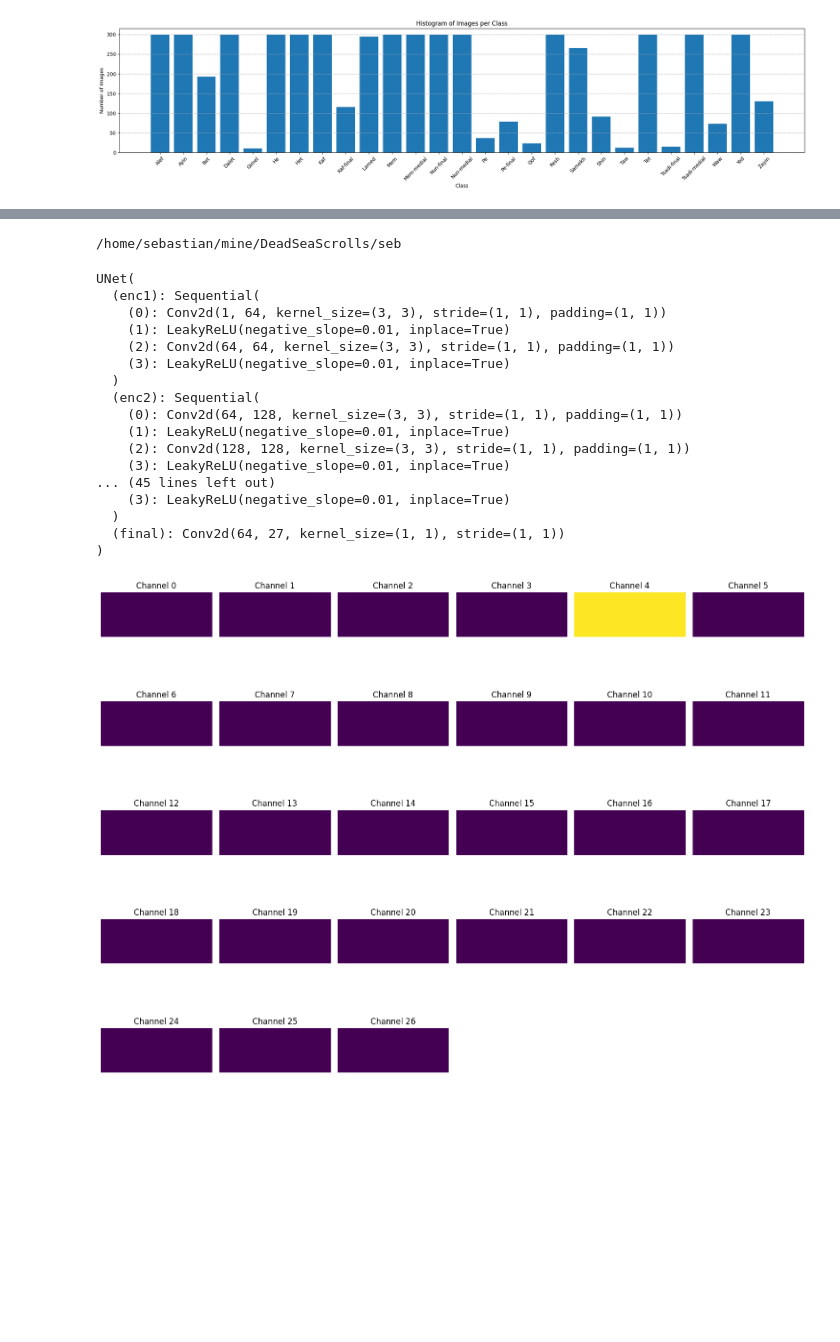
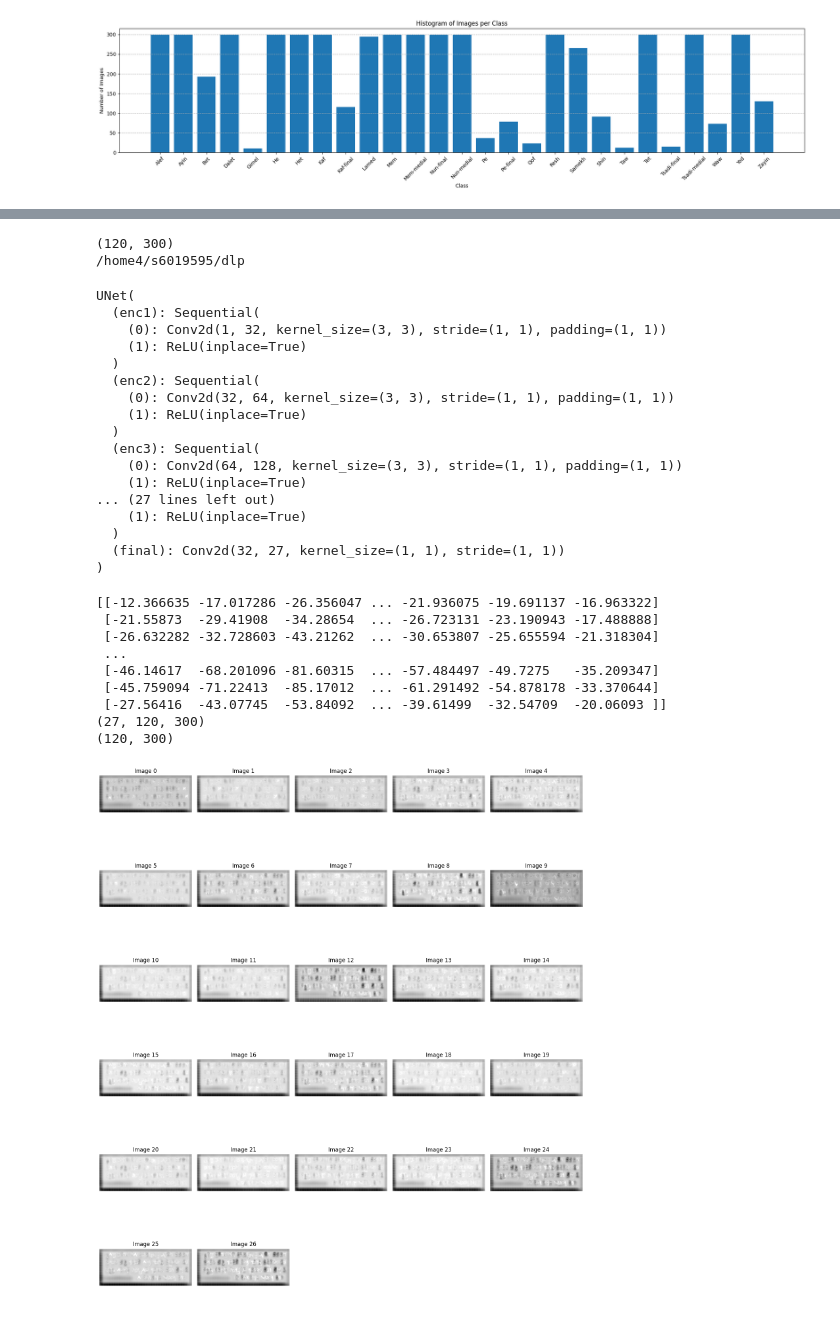
Before and after one commit to DeLnlyMthrLvr/DeadSeaScrolls, a Jupyter notebook: seb/playground.ipynb, the cells around one changed output, grey strips where cells are left out. Cells and saved outputs as stored; diff of their text form; code cells hidden in the pictures; blank space fills up the shorter version.

```diff
--- a/seb/playground.ipynb
+++ b/seb/playground.ipynb
@@ -34,5 +38,5 @@ plt.show()
 
 settings = SynthSettings(downscale_factor=0.3)
 generator = DataGenerator(settings=settings)
-tokens, masks, scrolls = generator.generate_ngram_scrolls(1)
+tokens, masks, scrolls = generator.generate_ngram_scrolls(200)
 # %%
@@ -55,29 +62,30 @@ plt.imshow(dmgd_scrolls[0], cmap="gray")
 # %%
-scrolls[0].shape
+print(scrolls[0].shape)
 import os
 print(os.getcwd())
 model = UNet(num_classes=27)
-model.load_state_dict(torch.load("checkpoints/unet_20250419_184954/best_model.pth"))
+model.load_state_dict(torch.load("checkpoints/unet_20250422_191317/best_model.pth"))
 model.to("cuda")
 model.eval()
 # %% [output]
-/home/sebastian/mine/DeadSeaScrolls/seb
+(120, 300)
+/home4/s6019595/dlp
 UNet(
   (enc1): Sequential(
-    (0): Conv2d(1, 64, kernel_size=(3, 3), stride=(1, 1), padding=(1, 1))
-    (1): LeakyReLU(negative_slope=0.01, inplace=True)
-    (2): Conv2d(64, 64, kernel_size=(3, 3), stride=(1, 1), padding=(1, 1))
-    (3): LeakyReLU(negative_slope=0.01, inplace=True)
+    (0): Conv2d(1, 32, kernel_size=(3, 3), stride=(1, 1), padding=(1, 1))
+    (1): ReLU(inplace=True)
   )
   (enc2): Sequential(
+    (0): Conv2d(32, 64, kernel_size=(3, 3), stride=(1, 1), padding=(1, 1))
+    (1): ReLU(inplace=True)
+  )
+  (enc3): Sequential(
     (0): Conv2d(64, 128, kernel_size=(3, 3), stride=(1, 1), padding=(1, 1))
-    (1): LeakyReLU(negative_slope=0.01, inplace=True)
-    (2): Conv2d(128, 128, kernel_size=(3, 3), stride=(1, 1), padding=(1, 1))
-    (3): LeakyReLU(negative_slope=0.01, inplace=True)
-... (45 lines left out)
-    (3): LeakyReLU(negative_slope=0.01, inplace=True)
+    (1): ReLU(inplace=True)
+... (27 lines left out)
+    (1): ReLU(inplace=True)
   )
-  (final): Conv2d(64, 27, kernel_size=(1, 1), stride=(1, 1))
+  (final): Conv2d(32, 27, kernel_size=(1, 1), stride=(1, 1))
 )
 # %%
 img = scrolls[0]  # This is a numpy array, shape: (H, W)
@@ -87,22 +94,36 @@ img_tensor = torch.tensor(img, dtype=torch.float32).unsqueeze(0).unsqueeze(0).to
 # %%
 with torch.no_grad():
     output = model(img_tensor)  # Shape: [1, 27, H, W]
     output_np = output.cpu().numpy()  # shape: (27, H, W)
 
-fig, axes = plt.subplots(5, 6, figsize=(15, 12))
-axes = axes.ravel()
+images = output_np[0]
+print(images[0])
+print(images.shape)
+print(images[0].shape)
 
-for i in range(27):
-    ax = axes[i]
-    ax.imshow(output_np[i], cmap='viridis')
-    ax.set_title(f"Channel {i}")
+n = 27
+cols = 5
+rows = (n + cols - 1) // cols  # ceil division
+
+fig, axes = plt.subplots(rows, cols, figsize=(15, rows * 3))
+
+for i in range(rows * cols):
+    ax = axes[i // cols, i % cols]
+    if i < n:
+        ax.imshow(images[i], cmap='gray')
+        ax.set_title(f"Image {i}")
     ax.axis('off')
-
-# Hide the last subplot if 5x6 = 30 and we have only 27
-for j in range(27, len(axes)):
-    axes[j].axis('off')
 
 plt.tight_layout()
 plt.show()
 # %% [output]
+[[-12.366635 -17.017286 -26.356047 ... -21.936075 -19.691137 -16.963322]
+ [-21.55873  -29.41908  -34.28654  ... -26.723131 -23.190943 -17.488888]
+ [-26.632282 -32.728603 -43.21262  ... -30.653807 -25.655594 -21.318304]
+ ...
+ [-46.14617  -68.201096 -81.60315  ... -57.484497 -49.7275   -35.209347]
+ [-45.759094 -71.22413  -85.17012  ... -61.291492 -54.878178 -33.370644]
+ [-27.56416  -43.07745  -53.84092  ... -39.61499  -32.54709  -20.06093 ]]
+(27, 120, 300)
+(120, 300)
-[figure, old version]
+[figure, new version]
```
Also changed, not shown: parts of 17 cells of this notebook, 12 other files.
